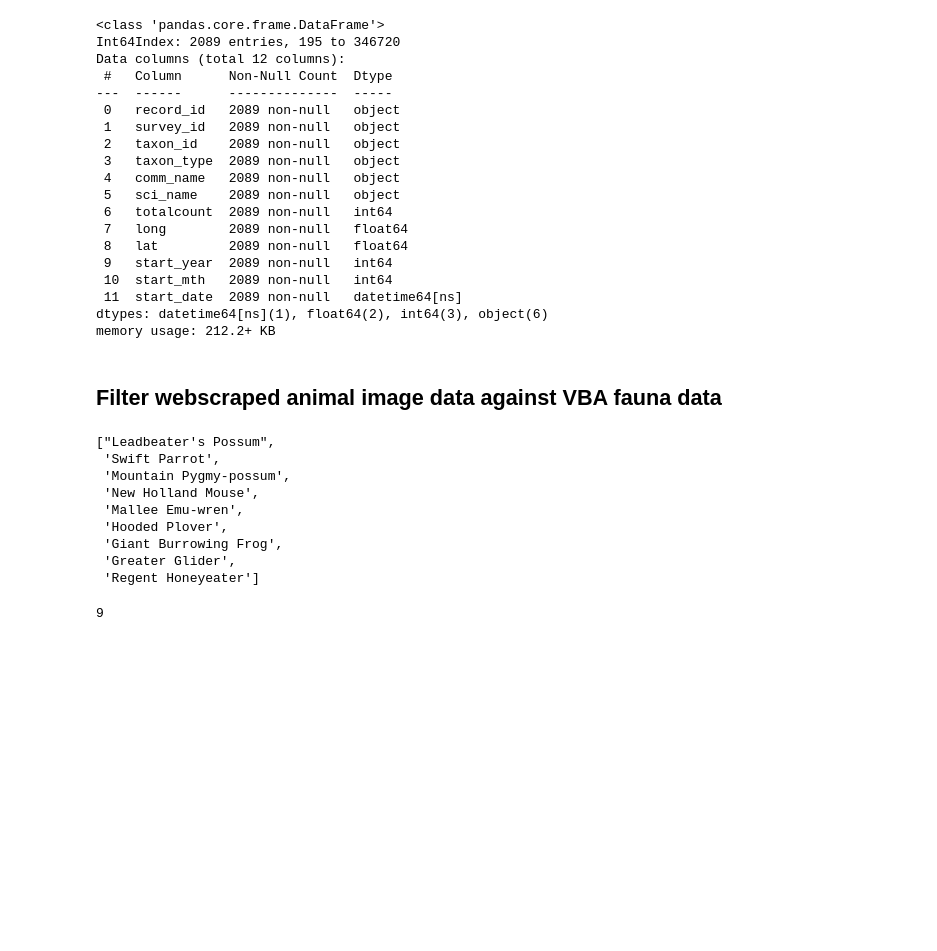
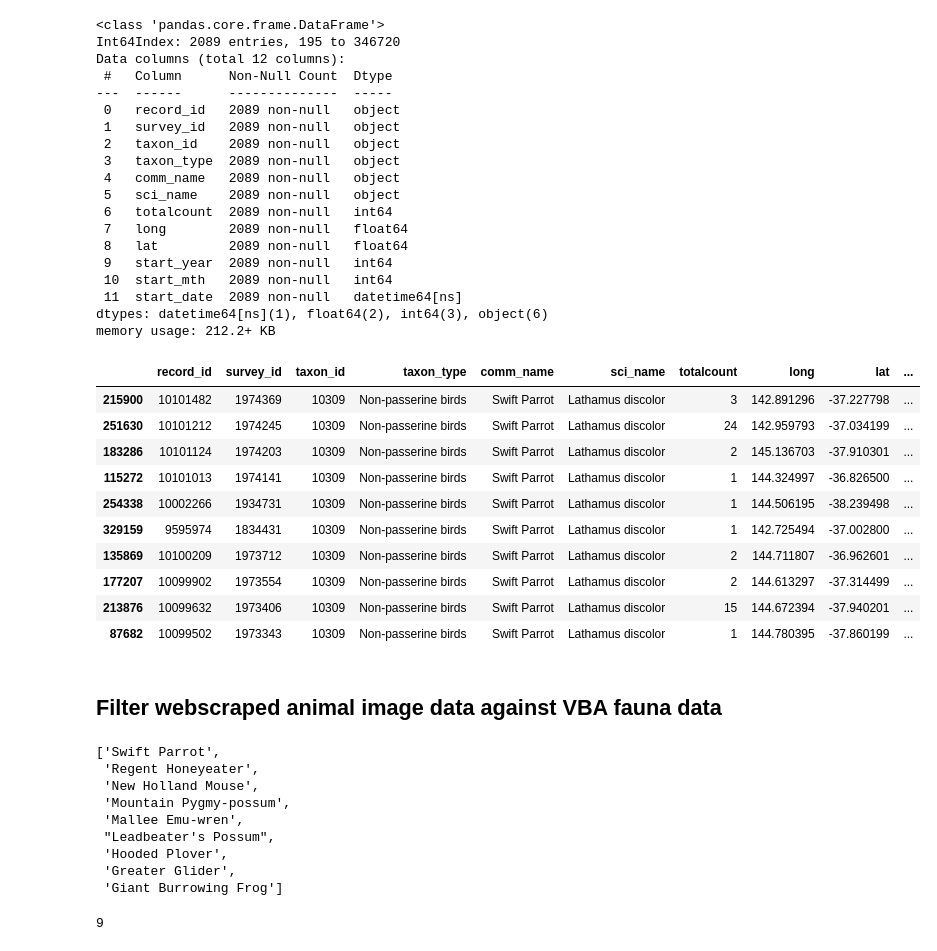
Before and after one commit to poojaisabelle/Project-Two, a Jupyter notebook: database/ETL_vba_scraped_fauna.ipynb, the cells around one changed output. Cells and saved outputs as stored; diff of their text form; code cells hidden in the pictures; blank space fills up the shorter version.

Commit message:
Sorting vba fauna by comm name and start dates

```diff
--- a/database/ETL_vba_scraped_fauna.ipynb
+++ b/database/ETL_vba_scraped_fauna.ipynb
@@ -307,21 +307,37 @@ Data columns (total 12 columns):
  11  start_date  2089 non-null   datetime64[ns]
 dtypes: datetime64[ns](1), float64(2), int64(3), object(6)
 memory usage: 212.2+ KB
+# %%
+# Sort the fauna dataframe by comm_name and start_date
+final_fauna_df.sort_values(by=["comm_name", "start_date"], ascending=False, inplace=True)
+final_fauna_df.head(10)
+# %% [output]
+|  | record_id | survey_id | taxon_id | taxon_type | comm_name | sci_name | totalcount | long | lat | ... |
+| 215900 | 10101482 | 1974369 | 10309 | Non-passerine birds | Swift Parrot | Lathamus discolor | 3 | 142.891296 | -37.227798 | ... |
+| 251630 | 10101212 | 1974245 | 10309 | Non-passerine birds | Swift Parrot | Lathamus discolor | 24 | 142.959793 | -37.034199 | ... |
+| 183286 | 10101124 | 1974203 | 10309 | Non-passerine birds | Swift Parrot | Lathamus discolor | 2 | 145.136703 | -37.910301 | ... |
+| 115272 | 10101013 | 1974141 | 10309 | Non-passerine birds | Swift Parrot | Lathamus discolor | 1 | 144.324997 | -36.826500 | ... |
+| 254338 | 10002266 | 1934731 | 10309 | Non-passerine birds | Swift Parrot | Lathamus discolor | 1 | 144.506195 | -38.239498 | ... |
+| 329159 | 9595974 | 1834431 | 10309 | Non-passerine birds | Swift Parrot | Lathamus discolor | 1 | 142.725494 | -37.002800 | ... |
+| 135869 | 10100209 | 1973712 | 10309 | Non-passerine birds | Swift Parrot | Lathamus discolor | 2 | 144.711807 | -36.962601 | ... |
+| 177207 | 10099902 | 1973554 | 10309 | Non-passerine birds | Swift Parrot | Lathamus discolor | 2 | 144.613297 | -37.314499 | ... |
+| 213876 | 10099632 | 1973406 | 10309 | Non-passerine birds | Swift Parrot | Lathamus discolor | 15 | 144.672394 | -37.940201 | ... |
+| 87682 | 10099502 | 1973343 | 10309 | Non-passerine birds | Swift Parrot | Lathamus discolor | 1 | 144.780395 | -37.860199 | ... |
 # %% [markdown]
 ## Filter webscraped animal image data against VBA fauna data
 # %%
 final_animal_list = final_fauna_df["comm_name"].unique().tolist()
 final_animal_list
 # %% [output]
-["Leadbeater's Possum",
- 'Swift Parrot',
+['Swift Parrot',
+ 'Regent Honeyeater',
+ 'New Holland Mouse',
  'Mountain Pygmy-possum',
- 'New Holland Mouse',
  'Mallee Emu-wren',
+ "Leadbeater's Possum",
  'Hooded Plover',
- 'Giant Burrowing Frog',
  'Greater Glider',
- 'Regent Honeyeater']
+ 'Giant Burrowing Frog']
 # %%
 # Number of final animals
 len(final_animal_list)
```
Also changed, not shown: parts of 4 cells of this notebook, 1 other file.
